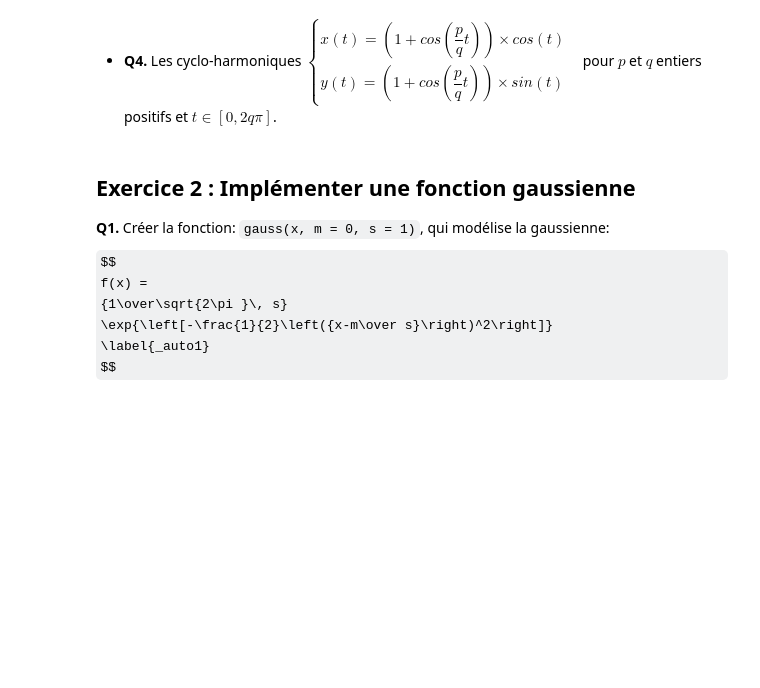
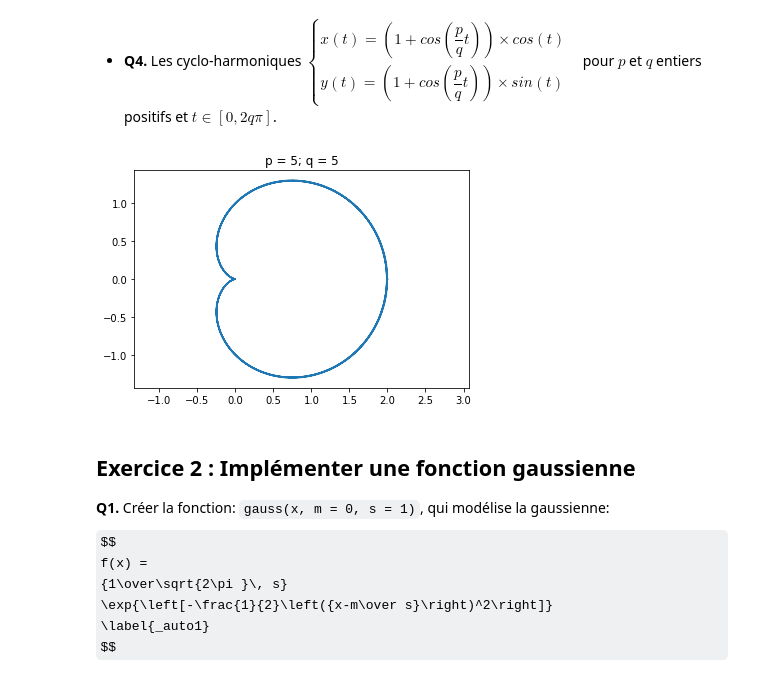
Before and after one commit to CodeTunisia/PysNum2022, a Jupyter notebook: jour1/Exercices.ipynb, the cells around one changed output. Cells and saved outputs as stored; diff of their text form; code cells hidden in the pictures; some formulas as TeX source; blank space fills up the shorter version.

```diff
--- a/jour1/Exercices.ipynb
+++ b/jour1/Exercices.ipynb
@@ -55,3 +72,17 @@ def CycloHarmonique(p = 8, q = 3):
+# %%
+def CycloHarmonique(p = 8, q = 3):
+    # Cyclo-harmonique
+    t = np.linspace(0, 2*np.pi*q, 200)
+    temp = 1+np.cos((p/q)*t)
+    x = temp * np.cos(t)
+    y = temp* np.sin(t)
+    plt.plot(x, y)
+    plt.title("p = {}; q = {}".format(p, q))
+    plt.axis("equal")
+    plt.show()
+CycloHarmonique(p = 5, q = 5)
+# %% [output]
+[figure, added]
 # %% [markdown]
 ## Exercice 2 : Implémenter une fonction gaussienne
 
```
Also changed, not shown: parts of 7 cells of this notebook.
